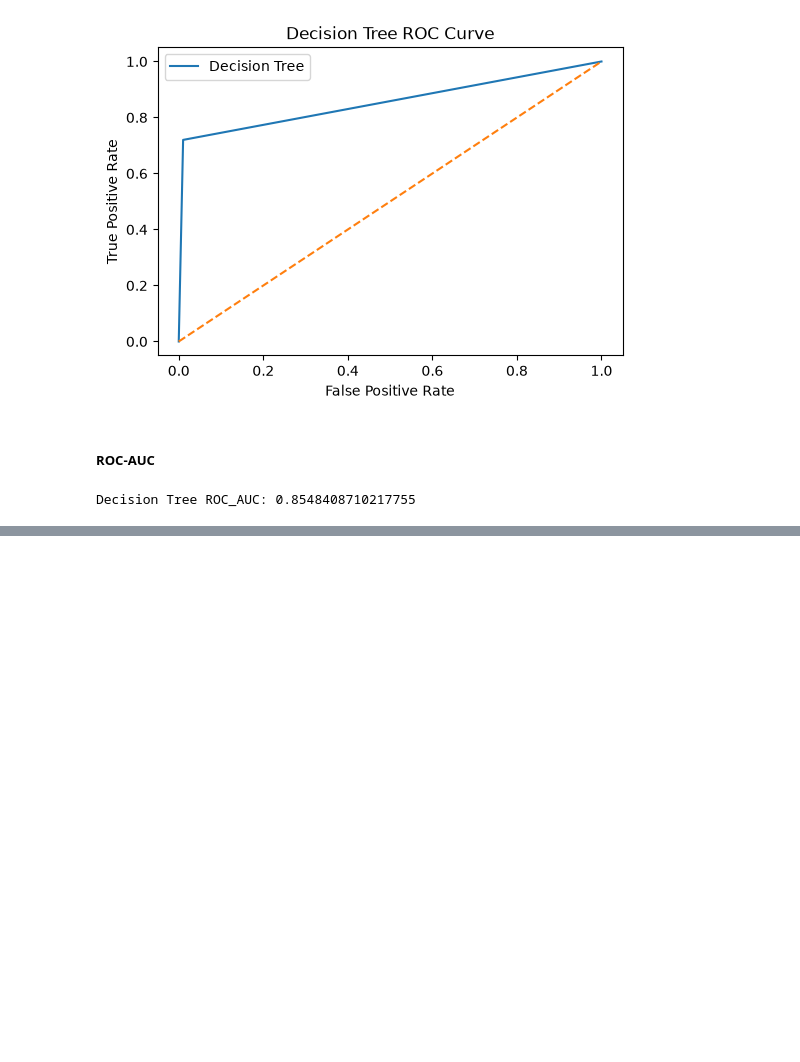
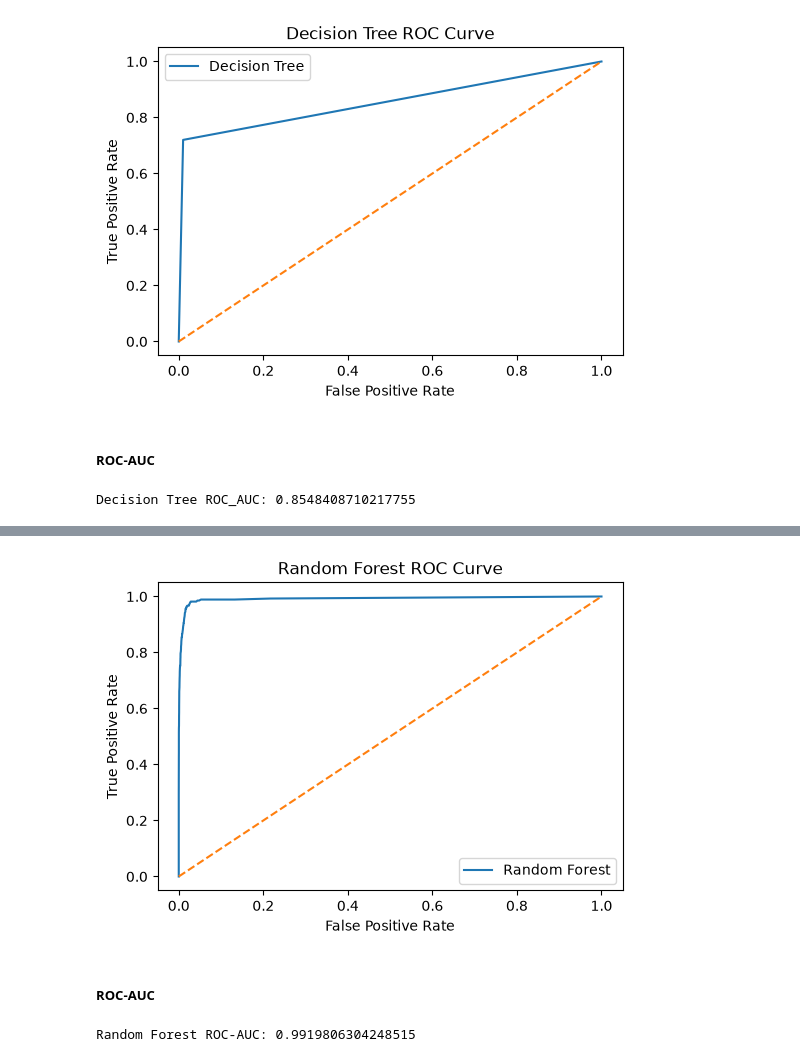
Before and after one commit to Rupesh-Mane/air-pressure-system-failure-prediction, a Jupyter notebook: notebooks/05_model_evaluation.ipynb, the cells around one changed output, grey strips where cells are left out. Saved outputs shown, nothing was run; the diff lists cells and outputs as text; code cells hidden in the pictures; blank space fills up the shorter version.

```diff
--- a/notebooks/05_model_evaluation.ipynb
+++ b/notebooks/05_model_evaluation.ipynb
@@ -405,0 +475,37 @@ Decision Tree ROC_AUC: 0.8548408710217755
+# %%
+random_forest_probability = random_forest_model.predict_proba(x_test)[:, 1]
+# %%
+random_forest_fpr, random_forest_tpr, random_forest_thresholds = roc_curve( y_test, random_forest_probability)
+# %%
+plt.figure(figsize=(6, 4))
+
+plt.plot(
+    random_forest_fpr,
+    random_forest_tpr,
+    label="Random Forest"
+)
+
+plt.plot(
+    [0, 1],
+    [0, 1],
+    linestyle="--"
+)
+
+plt.xlabel("False Positive Rate")
+plt.ylabel("True Positive Rate")
+
+plt.title("Random Forest ROC Curve")
+
+plt.legend()
+
+plt.show()
+# %% [output]
+[figure, added]
+# %% [markdown]
+##### ROC-AUC
+# %%
+random_forest_roc_auc = roc_auc_score(y_test,random_forest_probability)
+
+print("Random Forest ROC-AUC:", random_forest_roc_auc)
+# %% [output]
+Random Forest ROC-AUC: 0.9919806304248515
```
Also changed, not shown: parts of 17 cells of this notebook.
